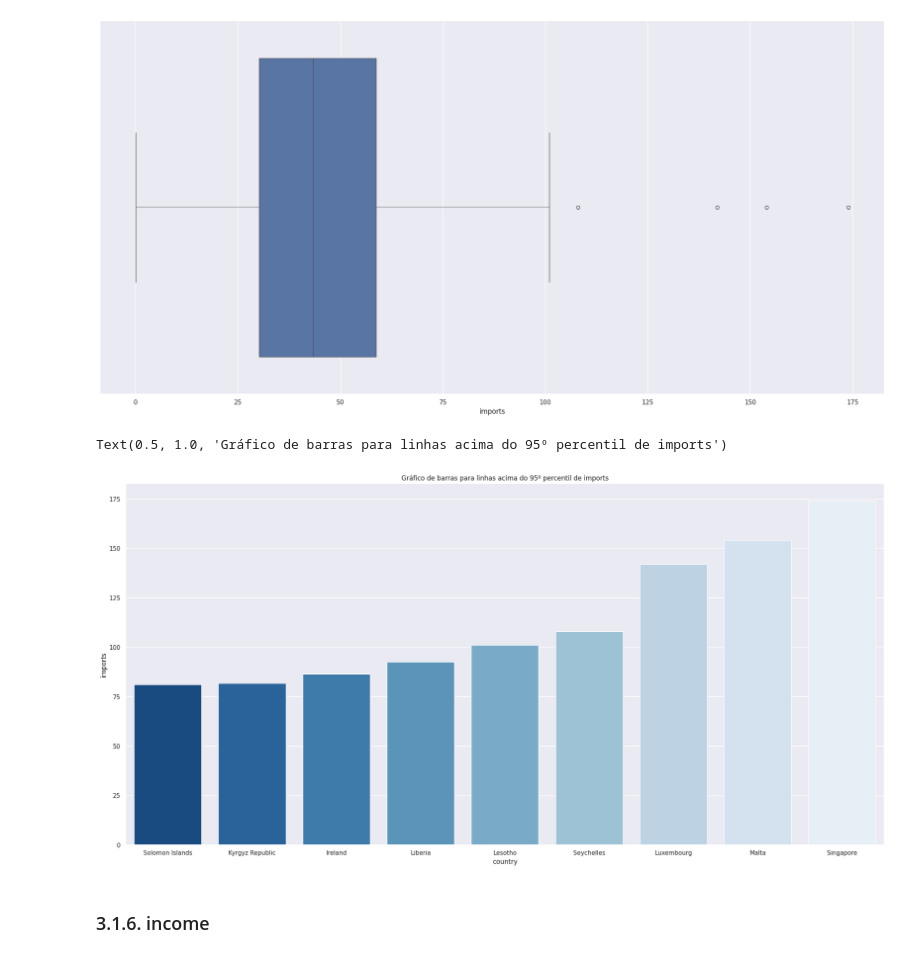
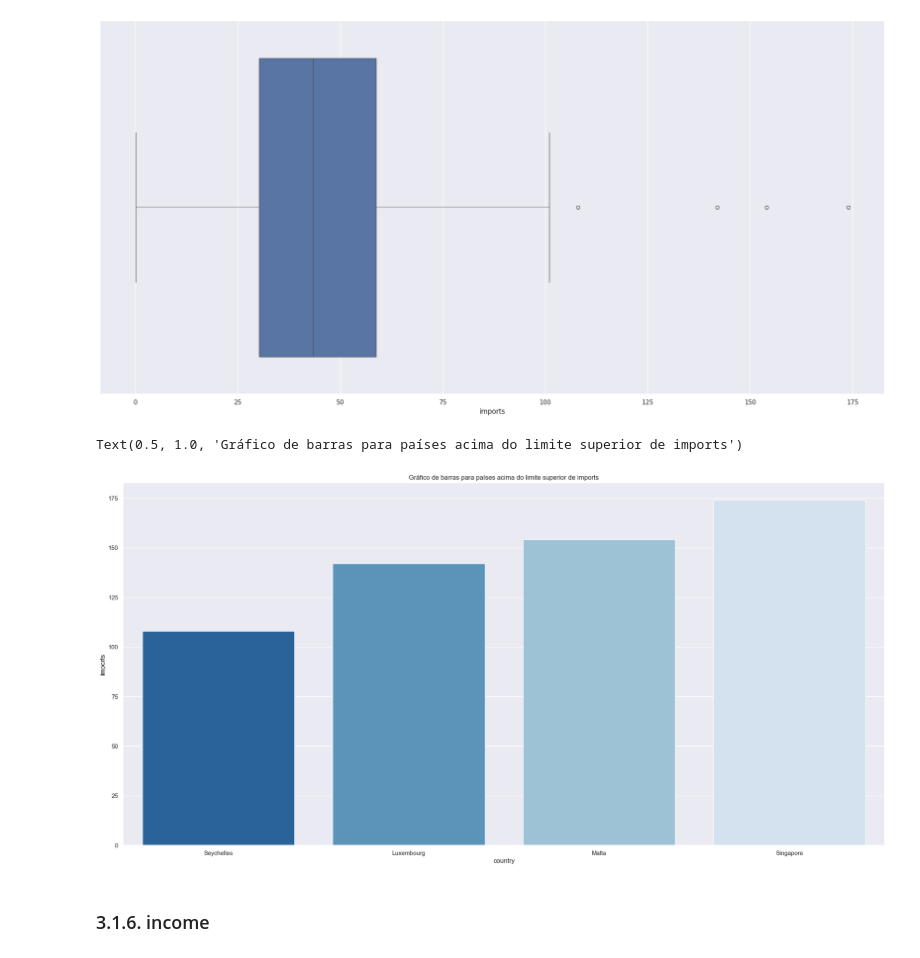
Before and after one commit to yvesmoura/eda-socio-economic-and-health-factors, a Jupyter notebook: eda-desafio_final.ipynb, the cells around one changed output. Saved outputs shown, nothing was run; the diff lists cells and outputs as text; code cells hidden in the pictures.

```diff
--- a/eda-desafio_final.ipynb
+++ b/eda-desafio_final.ipynb
@@ -278,19 +279,19 @@ sns.boxplot(x=df3["imports"])
 <Axes: xlabel='imports'>
 [figure]
 # %%
-percentile_95 = df3["imports"].quantile(0.95)
-linhas_acima_percentil_95 = df3[df3["imports"] > percentile_95]
+lim_sup = df3["imports"].quantile(0.75) + 1.5 * ((df3["imports"].quantile(0.75))-(df3["imports"].quantile(0.25)))
+paises_acima = df3[df3["imports"] > lim_sup]
 
 # Ordenar as linhas pela coluna "country"
-linhas_acima_percentil_95 = linhas_acima_percentil_95.sort_values(by='imports')
+paises_acima = paises_acima.sort_values(by='imports')
 
-sns.barplot(x="country", y="imports", data=linhas_acima_percentil_95, palette='Blues_r')
+sns.barplot(x="country", y="imports", data=paises_acima, palette='Blues_r')
 plt.xlabel("country")
 plt.ylabel("imports")
-plt.title("Gráfico de barras para linhas acima do 95º percentil de imports")
+plt.title("Gráfico de barras para países acima do limite superior de imports")
 # %% [output]
-Text(0.5, 1.0, 'Gráfico de barras para linhas acima do 95º percentil de imports')
+Text(0.5, 1.0, 'Gráfico de barras para países acima do limite superior de imports')
-[figure, old version]
+[figure, new version]
 # %% [markdown]
 ### 3.1.6. income
 # %%
```
Also changed, not shown: parts of 8 cells of this notebook.
